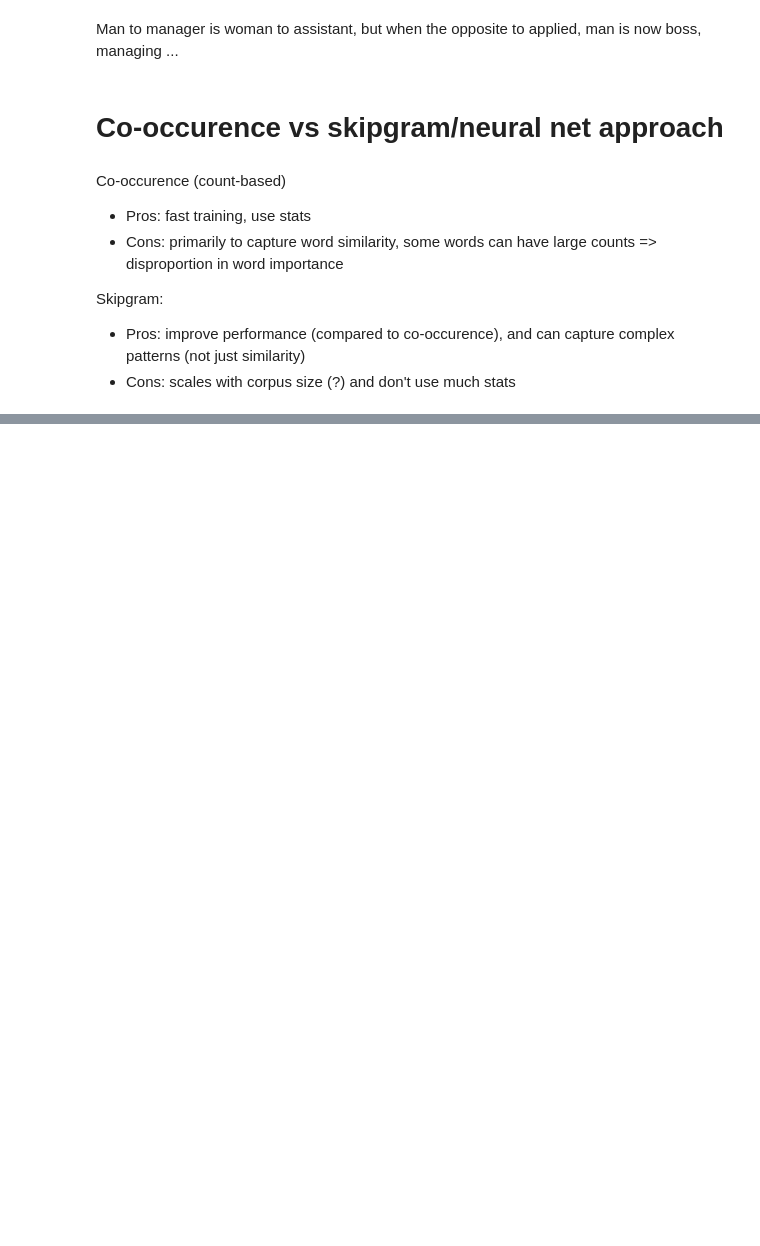
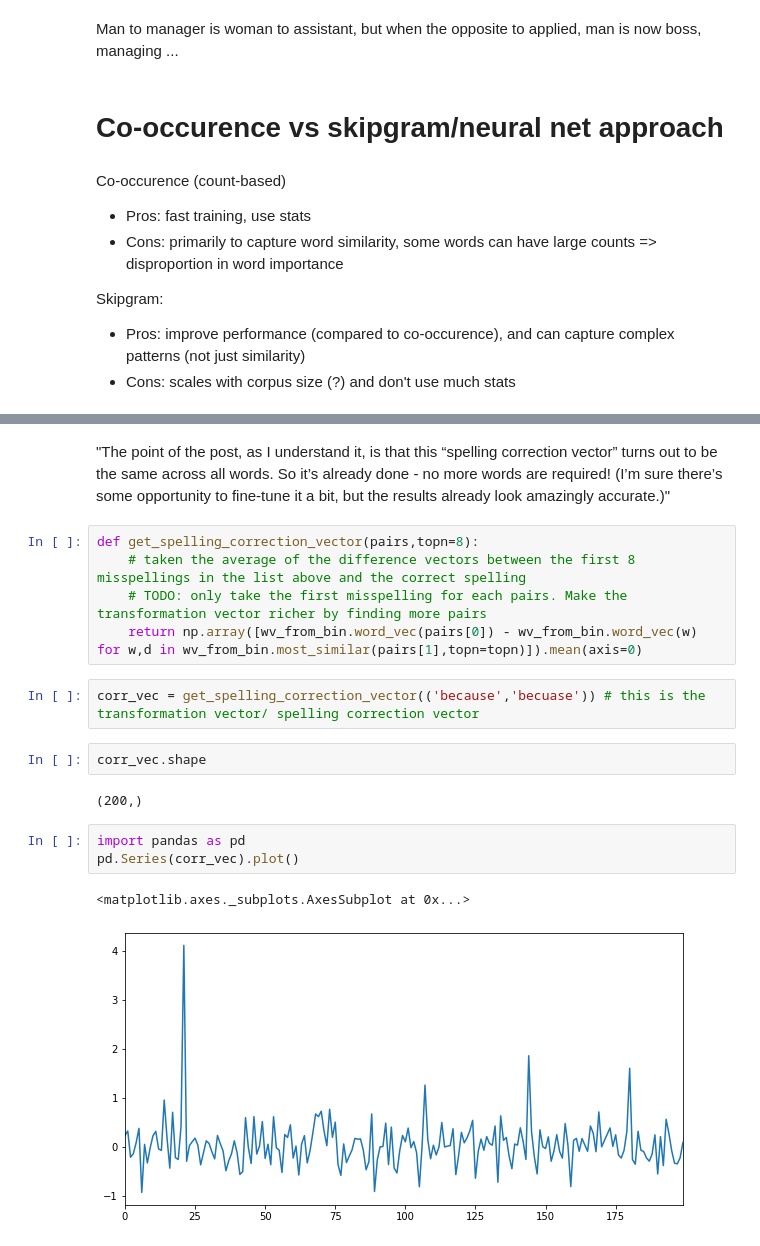
Before and after one commit to anhquan0412/nlp_practice, a Jupyter notebook: s1/exploring_word_vectors.ipynb, the cells around one changed output, grey strips where cells are left out. Cells and saved outputs as stored; diff of their text form; blank space fills up the shorter version.

Commit message:
add extensive note on spell check using glove

```diff
--- a/s1/exploring_word_vectors.ipynb
+++ b/s1/exploring_word_vectors.ipynb
@@ -906,0 +956,19 @@ Skipgram:
+# %% [markdown]
+"The point of the post, as I understand it, is that this “spelling correction vector” turns out to be the same across all words. So it’s already done - no more words are required! (I’m sure there’s some opportunity to fine-tune it a bit, but the results already look amazingly accurate.)"
+# %%
+def get_spelling_correction_vector(pairs,topn=8):
+    # taken the average of the difference vectors between the first 8 misspellings in the list above and the correct spelling
+    # TODO: only take the first misspelling for each pairs. Make the transformation vector richer by finding more pairs
+    return np.array([wv_from_bin.word_vec(pairs[0]) - wv_from_bin.word_vec(w) for w,d in wv_from_bin.most_similar(pairs[1],topn=topn)]).mean(axis=0)
+# %%
+corr_vec = get_spelling_correction_vector(('because','becuase')) # this is the transformation vector/ spelling correction vector
+# %%
+corr_vec.shape
+# %% [output]
+(200,)
+# %%
+import pandas as pd
+pd.Series(corr_vec).plot()
+# %% [output]
+<matplotlib.axes._subplots.AxesSubplot at 0x...>
+[figure, added]
```
Also changed, not shown: parts of 34 cells of this notebook.
